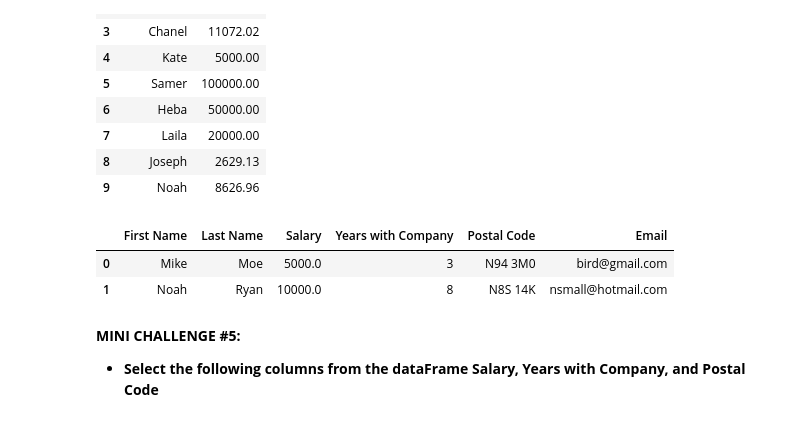
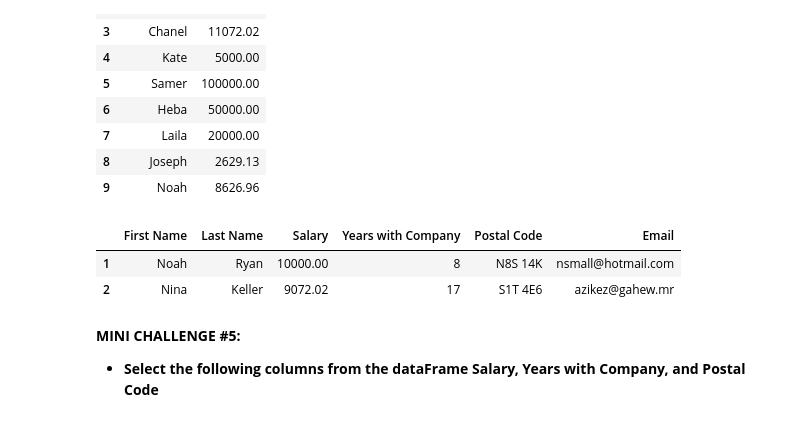
Before and after one commit to parulj3795/Understanding-Pandas, a Jupyter notebook: Part-2/Pandas for Data Analysis - Learning Path Part 2.ipynb, the cells around one changed output. Drawn from its saved outputs; the diff is of its cells as text; code cells hidden in the pictures.

```diff
--- a/Part-2/Pandas for Data Analysis - Learning Path Part 2.ipynb
+++ b/Part-2/Pandas for Data Analysis - Learning Path Part 2.ipynb
@@ -330,10 +332,11 @@ pandas.core.frame.DataFrame
 | 9 | Noah | 8626.96 |
 # %%
 # In order to access a given row in the dataframe
+employee_df.iloc[1:3]
 # %% [output]
 |  | First Name | Last Name | Salary | Years with Company | Postal Code | Email |
-| 0 | Mike | Moe | 5000.0 | 3 | N94 3M0 | bird@gmail.com |
-| 1 | Noah | Ryan | 10000.0 | 8 | N8S 14K | nsmall@hotmail.com |
+| 1 | Noah | Ryan | 10000.00 | 8 | N8S 14K | nsmall@hotmail.com |
+| 2 | Nina | Keller | 9072.02 | 17 | S1T 4E6 | azikez@gahew.mr |
 # %% [markdown]
 **MINI CHALLENGE #5:**
 - **Select the following columns from the dataFrame Salary, Years with Company, and Postal Code**
```
Also changed, not shown: parts of 15 cells of this notebook, 2 other files.
